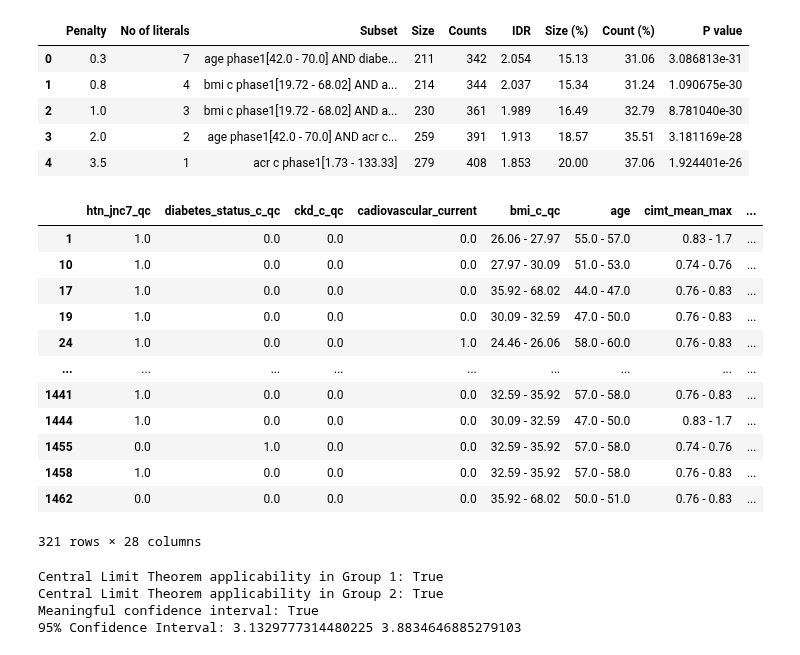
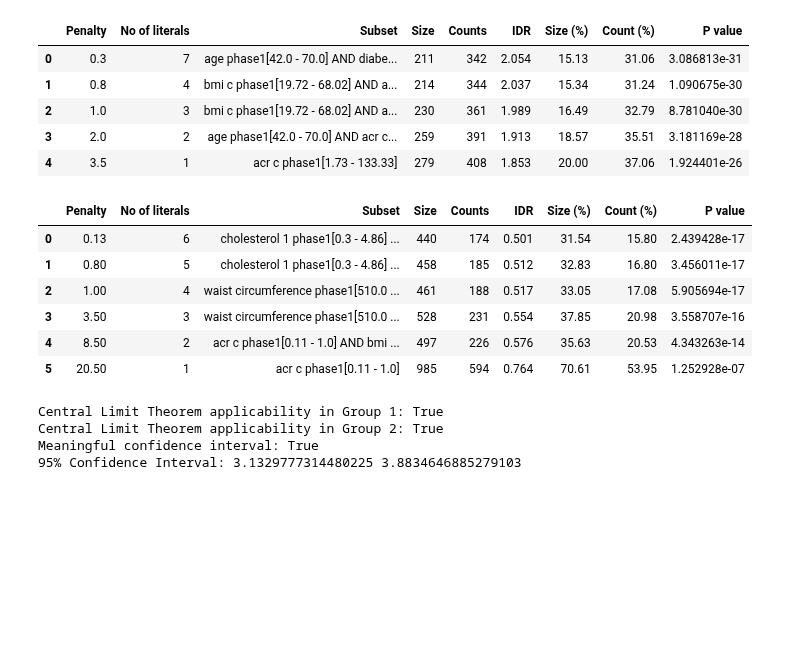
Before and after one commit to kayvinsoo7/HAALSI_work, a Jupyter notebook: mdscan-master/Poisson_scoring2.ipynb, the cells around one changed output. Saved outputs shown, nothing was run; the diff lists cells and outputs as text; code cells hidden in the pictures; blank space fills up the shorter version.

```diff
--- a/mdscan-master/Poisson_scoring2.ipynb
+++ b/mdscan-master/Poisson_scoring2.ipynb
@@ -656,11 +656,12 @@ import scipy.stats as stats
 
 # Scan in the positive direction using defined penalties and num iters
 
-scoring_function = Poisson(direction='positive')
+scoring_function = Poisson(direction='negative')
 scanner = MDSS(scoring_function)
 # Define a list of penalty values to loop through
 # penalty_values = [0.5, 1, 1.5, 2, 2.5, 3, 3.5, 4, 4.5, 10]
-penalty_values = [0.3, 0.8, 1.0, 2.0, 3.5]
+# penalty_values = [0.3, 0.8, 1.0, 2.0, 3.5] # High risk
+penalty_values = [0.13, 0.8, 1.0, 3.5, 8.5,20.5] # Low risk
 num_iters = 5
 # Initialize empty lists to store results
 subset_results = []
@@ -909,19 +917,26 @@ results_df
 | 2 | 1.0 | 3 | bmi c phase1[19.72 - 68.02] AND a... | 230 | 361 | 1.989 | 16.49 | 32.79 | 8.781040e-30 |
 | 3 | 2.0 | 2 | age phase1[42.0 - 70.0] AND acr c... | 259 | 391 | 1.913 | 18.57 | 35.51 | 3.181169e-28 |
 | 4 | 3.5 | 1 | acr c phase1[1.73 - 133.33] | 279 | 408 | 1.853 | 20.00 | 37.06 | 1.924401e-26 |
-# %%
-dataframes['df_0.5']
-# %% [output]
-|  | htn_jnc7_qc | diabetes_status_c_qc | ckd_c_qc | cadiovascular_current | bmi_c_qc | age | cimt_mean_max | ... |
-| 1 | 1.0 | 0.0 | 0.0 | 0.0 | 26.06 - 27.97 | 55.0 - 57.0 | 0.83 - 1.7 | ... |
-| 10 | 1.0 | 0.0 | 0.0 | 0.0 | 27.97 - 30.09 | 51.0 - 53.0 | 0.74 - 0.76 | ... |
-| 17 | 1.0 | 0.0 | 0.0 | 0.0 | 35.92 - 68.02 | 44.0 - 47.0 | 0.76 - 0.83 | ... |
-| 19 | 1.0 | 0.0 | 0.0 | 0.0 | 30.09 - 32.59 | 47.0 - 50.0 | 0.76 - 0.83 | ... |
-| 24 | 1.0 | 0.0 | 0.0 | 1.0 | 24.46 - 26.06 | 58.0 - 60.0 | 0.76 - 0.83 | ... |
-| ... | ... | ... | ... | ... | ... | ... | ... | ... |
-| 1441 | 1.0 | 0.0 | 0.0 | 0.0 | 32.59 - 35.92 | 57.0 - 58.0 | 0.76 - 0.83 | ... |
-| 1444 | 1.0 | 0.0 | 0.0 | 0.0 | 30.09 - 32.59 | 47.0 - 50.0 | 0.83 - 1.7 | ... |
-| 1455 | 0.0 | 1.0 | 0.0 | 0.0 | 32.59 - 35.92 | 57.0 - 58.0 | 0.74 - 0.76 | ... |
-| 1458 | 1.0 | 0.0 | 0.0 | 0.0 | 32.59 - 35.92 | 57.0 - 58.0 | 0.76 - 0.83 | ... |
-| 1462 | 0.0 | 0.0 | 0.0 | 0.0 | 35.92 - 68.02 | 50.0 - 51.0 | 0.76 - 0.83 | ... |
-321 rows × 28 columns
+# %%
+results_df = pd.DataFrame({
+    'Penalty': penalty_values,
+    'No of literals': count_results,
+    'Subset': subset_results1,
+    'Size': size_results,
+    'Counts': disease_counts,
+    'IDR': IDR_results,
+    'Size (%)': size_percent,
+    'Count (%)': counts_percent,
+    'P value': p_values,
+})
+
+# Display the DataFrame
+results_df
+# %% [output]
+|  | Penalty | No of literals | Subset | Size | Counts | IDR | Size (%) | Count (%) | P value |
+| 0 | 0.13 | 6 | cholesterol 1 phase1[0.3 - 4.86] ... | 440 | 174 | 0.501 | 31.54 | 15.80 | 2.439428e-17 |
+| 1 | 0.80 | 5 | cholesterol 1 phase1[0.3 - 4.86] ... | 458 | 185 | 0.512 | 32.83 | 16.80 | 3.456011e-17 |
+| 2 | 1.00 | 4 | waist circumference phase1[510.0 ... | 461 | 188 | 0.517 | 33.05 | 17.08 | 5.905694e-17 |
+| 3 | 3.50 | 3 | waist circumference phase1[510.0 ... | 528 | 231 | 0.554 | 37.85 | 20.98 | 3.558707e-16 |
+| 4 | 8.50 | 2 | acr c phase1[0.11 - 1.0] AND bmi ... | 497 | 226 | 0.576 | 35.63 | 20.53 | 4.343263e-14 |
+| 5 | 20.50 | 1 | acr c phase1[0.11 - 1.0] | 985 | 594 | 0.764 | 70.61 | 53.95 | 1.252928e-07 |
```
Also changed, not shown: parts of 3 cells of this notebook.
